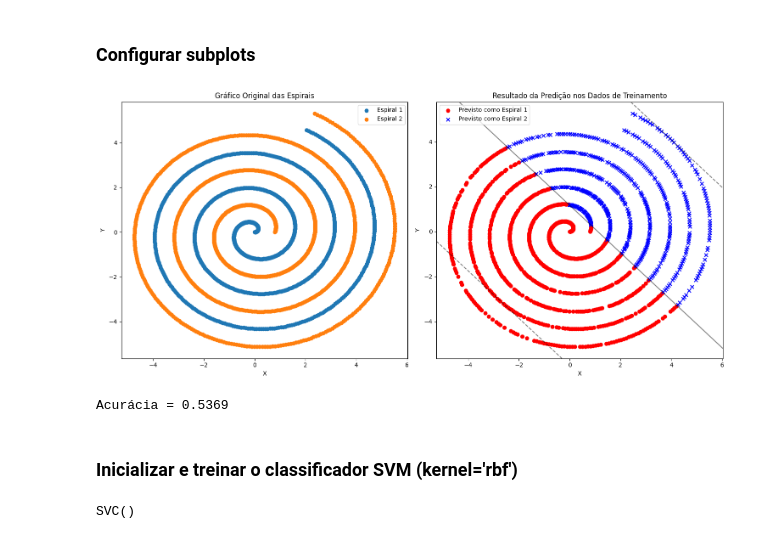
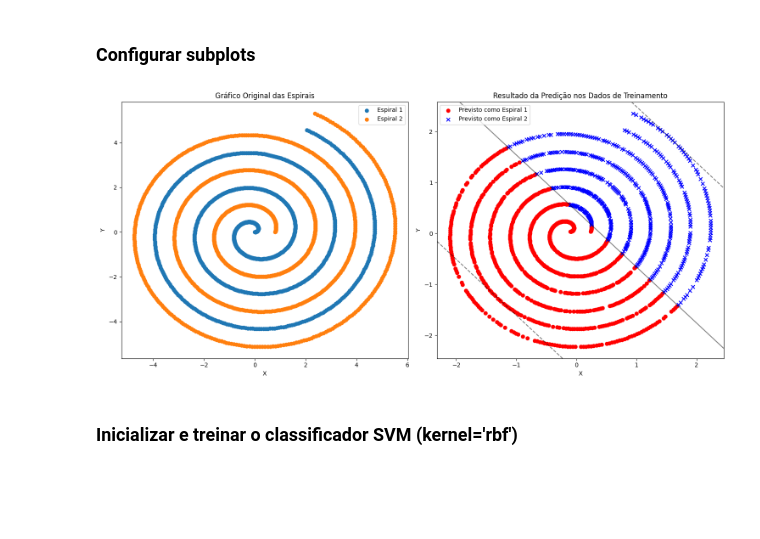
Before and after one commit to alessandropequeno/PPGEEC-Deep-Learning-UFRN, a Jupyter notebook: questao_1_lista_2.ipynb, the cells around one changed output. Cells and saved outputs as stored; diff of their text form; code cells hidden in the pictures; blank space fills up the shorter version.

```diff
--- a/questao_1_lista_2.ipynb
+++ b/questao_1_lista_2.ipynb
@@ -80,3 +82,8 @@ X_train, X_test, y_train, y_test = train_test_split(X_shuffled, y_shuffled, test
+# %%
+# Escalonar os dados
+scaler = StandardScaler()
+X_train_scaled = scaler.fit_transform(X_train)
+X_test_scaled = scaler.transform(X_test)
 # %% [markdown]
 ### plotar o dados de treino e validação
 # %%
@@ -110,8 +118,9 @@ plt.tight_layout()
 # %% [markdown]
 ### Inicializar e treinar o classificador SVM (Kernel = linear)
 # %%
+# Treinamento com SVM linear
 svm_classifier = SVC(kernel='linear')
-svm_classifier.fit(X_train, y_train)
+svm_classifier.fit(X_train_scaled, y_train)
 # %% [output]
 SVC(kernel='linear')
 # %% [markdown]
@@ -126,56 +135,36 @@ axs[0].set_title('Gráfico Original das Espirais')
 axs[0].set_xlabel('X')
 axs[0].set_ylabel('Y')
 axs[0].legend()
 
-y_train_pred = svm_classifier.predict(X_train)
+y_train_pred = svm_classifier.predict(X_train_scaled)
 
 # Plotar os pontos de treinamento coloridos de acordo com as previsões no segundo subplot
-axs[1].scatter(X_train[y_train_pred == 0][:, 0], X_train[y_train_pred == 0][:, 1], marker='o', label='Previsto como Espiral 1', color='red')
-axs[1].scatter(X_train[y_train_pred == 1][:, 0], X_train[y_train_pred == 1][:, 1], marker='x', label='Previsto como Espiral 2', color='blue')
+axs[1].scatter(X_train_scaled[y_train_pred == 0][:, 0], X_train_scaled[y_train_pred == 0][:, 1], marker='o', label='Previsto como Espiral 1', color='red')
+axs[1].scatter(X_train_scaled[y_train_pred == 1][:, 0], X_train_scaled[y_train_pred == 1][:, 1], marker='x', label='Previsto como Espiral 2', color='blue')
 axs[1].set_title('Resultado da Predição nos Dados de Treinamento')
 axs[1].set_xlabel('X')
 axs[1].set_ylabel('Y')
 axs[1].legend()
 
 # Adicionar linhas de decisão geradas pelos vetores de suporte
 xlim = axs[1].get_xlim()
 ylim = axs[1].get_ylim()
 xx, yy = np.meshgrid(np.linspace(xlim[0], xlim[1], 50),
                      np.linspace(ylim[0], ylim[1], 50))
 Z = svm_classifier.decision_function(np.c_[xx.ravel(), yy.ravel()])
 Z = Z.reshape(xx.shape)
 axs[1].contour(xx, yy, Z, colors='k', levels=[-1, 0, 1], alpha=0.5,
                 linestyles=['--', '-', '--'])
 
 axs[1].set_title('Resultado da Predição nos Dados de Treinamento')
 axs[1].set_xlabel('X')
 axs[1].set_ylabel('Y')
 axs[1].legend()
 
 # Ajustar o layout
 plt.tight_layout()
-
-# Exibir o gráfico
 plt.show()
-
-epochs = 100  # Número de épocas de treinamento
-accuracy_history = []
-for epoch in range(epochs):
-    svm_classifier.fit(X_train, y_train)
-    accuracy = svm_classifier.score(X_train, y_train)
-    accuracy_history.append(accuracy)
-
-# Imprimir a acurácia ao longo das épocas# SVM com kernel RBF (gaussiano)
-svm_rbf = SVC(kernel='rbf')
-print(f"Acurácia = {acc:.4f}")
 # %% [output]
-[figure, old version]
+[figure, new version]
-Acurácia = 0.5369
 # %% [markdown]
 ### Inicializar e treinar o classificador SVM (kernel='rbf')
-# %%
-# SVM com kernel RBF (gaussiano)
-svm_rbf = SVC(kernel='rbf')
-svm_rbf.fit(X_train, y_train)
-# %% [output]
-SVC()
```
Also changed, not shown: parts of 6 cells of this notebook.
